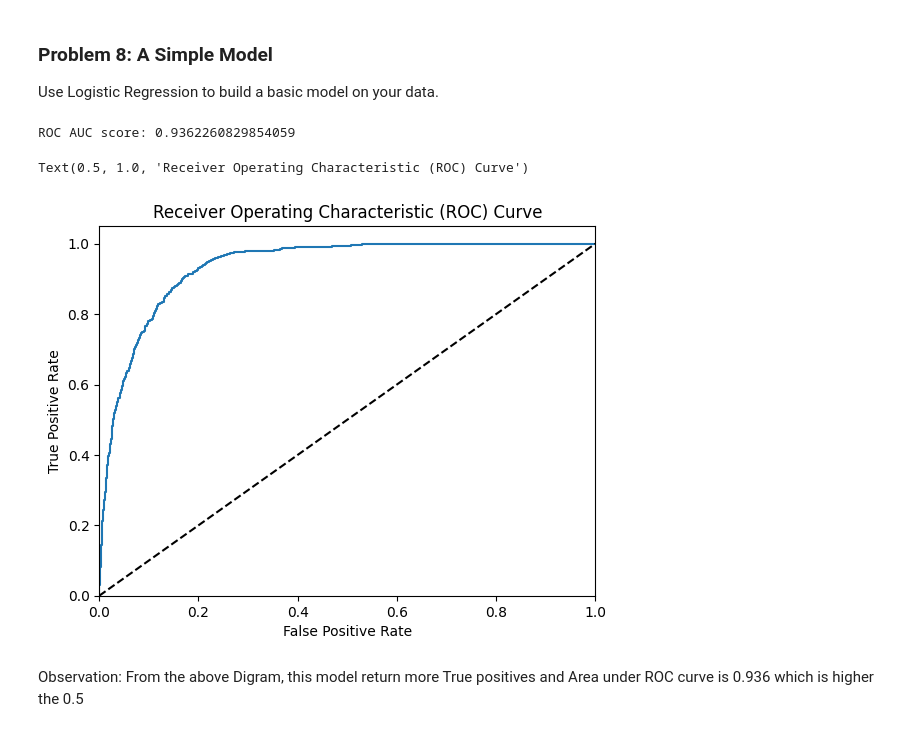
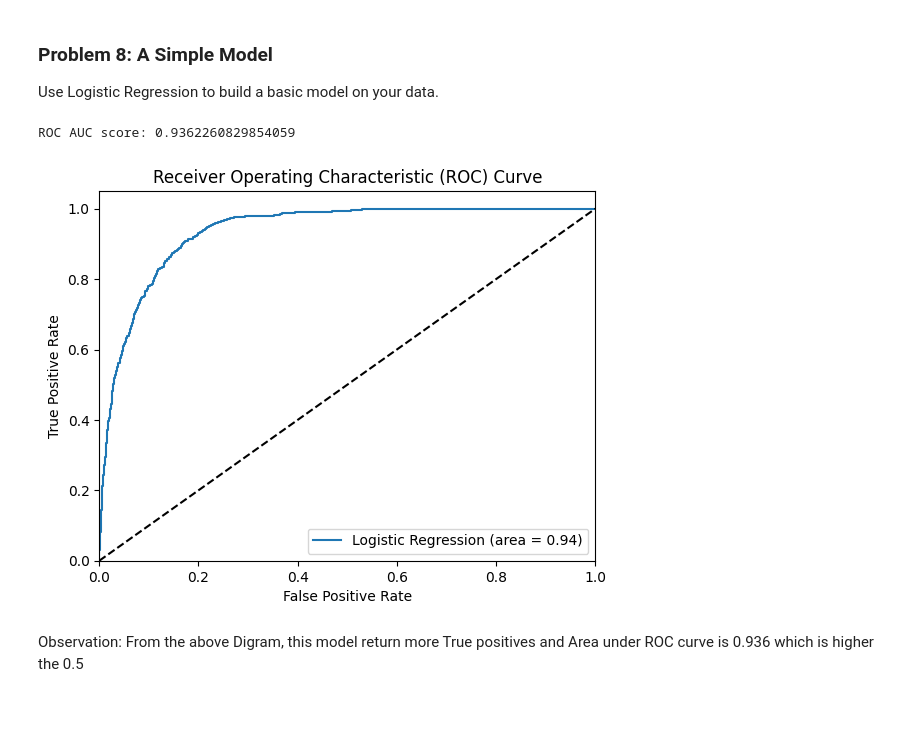
Before and after one commit to purnachand1186/bankMarketing_ML, a Jupyter notebook: prompt_III.ipynb, the cells around one changed output. Saved outputs shown, nothing was run; the diff lists cells and outputs as text; code cells hidden in the pictures.

```diff
--- a/prompt_III.ipynb
+++ b/prompt_III.ipynb
@@ -684,29 +672,31 @@ Use Logistic Regression to build a basic model on your data.
 # %%
 #use logistic regression on the data
 from sklearn.metrics import roc_curve, roc_auc_score
 logreg = LogisticRegression()
 start_time = time.time()
 logreg.fit(X_train, y_train)
 end_time = time.time()
 train_time_lg = end_time - start_time
 
 y_pred = logreg.predict(X_test)
 
 y_pred_proba = logreg.predict_proba(X_test)[:, 1]
 roc_auc = roc_auc_score(y_test, y_pred_proba)
 print("ROC AUC score:", roc_auc)
 fpr, tpr, thresholds = roc_curve(y_test, y_pred_proba)
 plt.plot(fpr, tpr, label='Logistic Regression (area = {:.2f})'.format(roc_auc))
 plt.plot([0, 1], [0, 1], 'k--')
 plt.xlim([0.0, 1.0])
 plt.ylim([0.0, 1.05])
 plt.xlabel('False Positive Rate')
 plt.ylabel('True Positive Rate')
 plt.title('Receiver Operating Characteristic (ROC) Curve')
+plt.legend(loc="lower right")
+plt.savefig('images/roc_curve.jpeg')
+plt.show()
 # %% [output]
 ROC AUC score: 0.9362260829854059
-Text(0.5, 1.0, 'Receiver Operating Characteristic (ROC) Curve')
-[figure, old version]
+[figure, new version]
 # %% [markdown]
 Observation: From the above Digram, this model return more True positives and Area under ROC curve is 0.936 which is higher the 0.5
 # %% [markdown]
```
Also changed, not shown: parts of 26 cells of this notebook.
